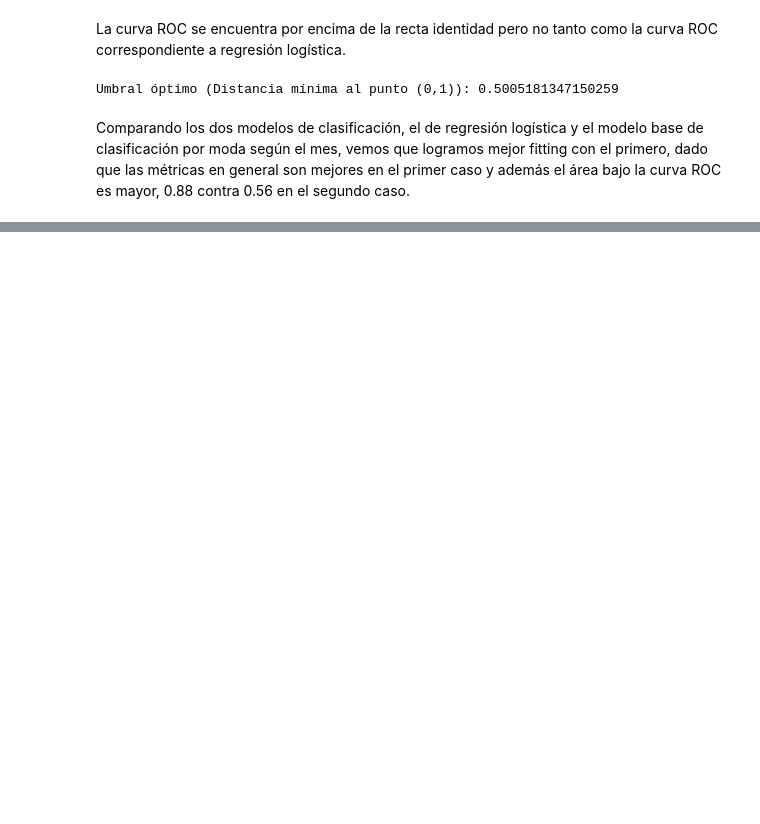
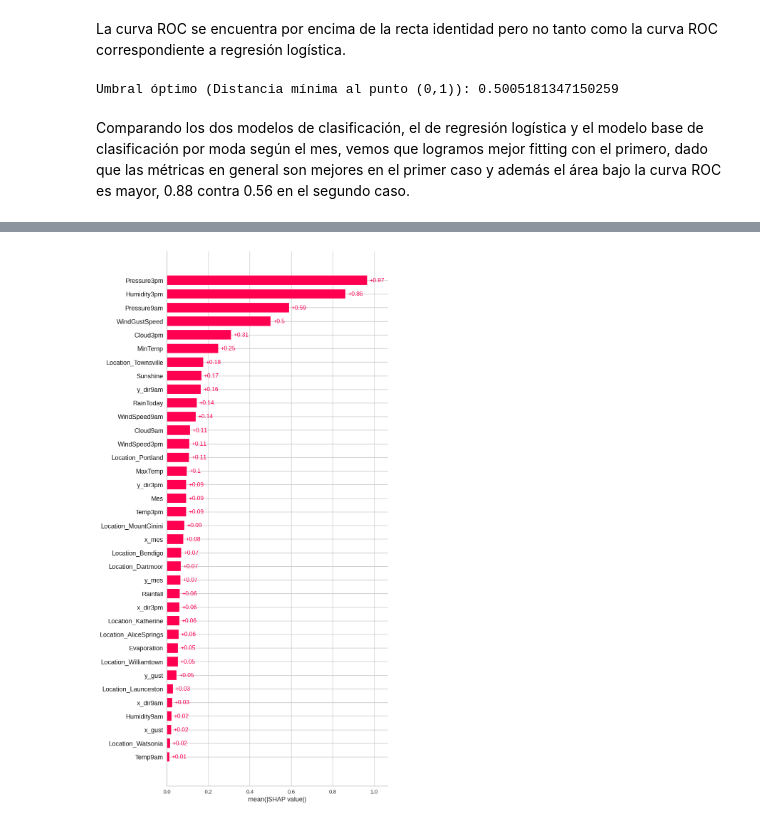
Before and after one commit to LBreccia/AA1-TUIA-Breccia-Justo, a Jupyter notebook: TP_clasificacion_AA1.ipynb, the cells around one changed output, grey strips where cells are left out. Saved outputs shown, nothing was run; the diff lists cells and outputs as text; code cells hidden in the pictures; blank space fills up the shorter version.

```diff
--- a/TP_clasificacion_AA1.ipynb
+++ b/TP_clasificacion_AA1.ipynb
@@ -796,0 +901,4 @@ Comparando los dos modelos de clasificación, el de regresión logística y el m
+# %%
+shap.plots.bar(explanation_global, max_display=36)
+# %% [output]
+[figure, added]
```
Also changed, not shown: parts of 39 cells of this notebook.
